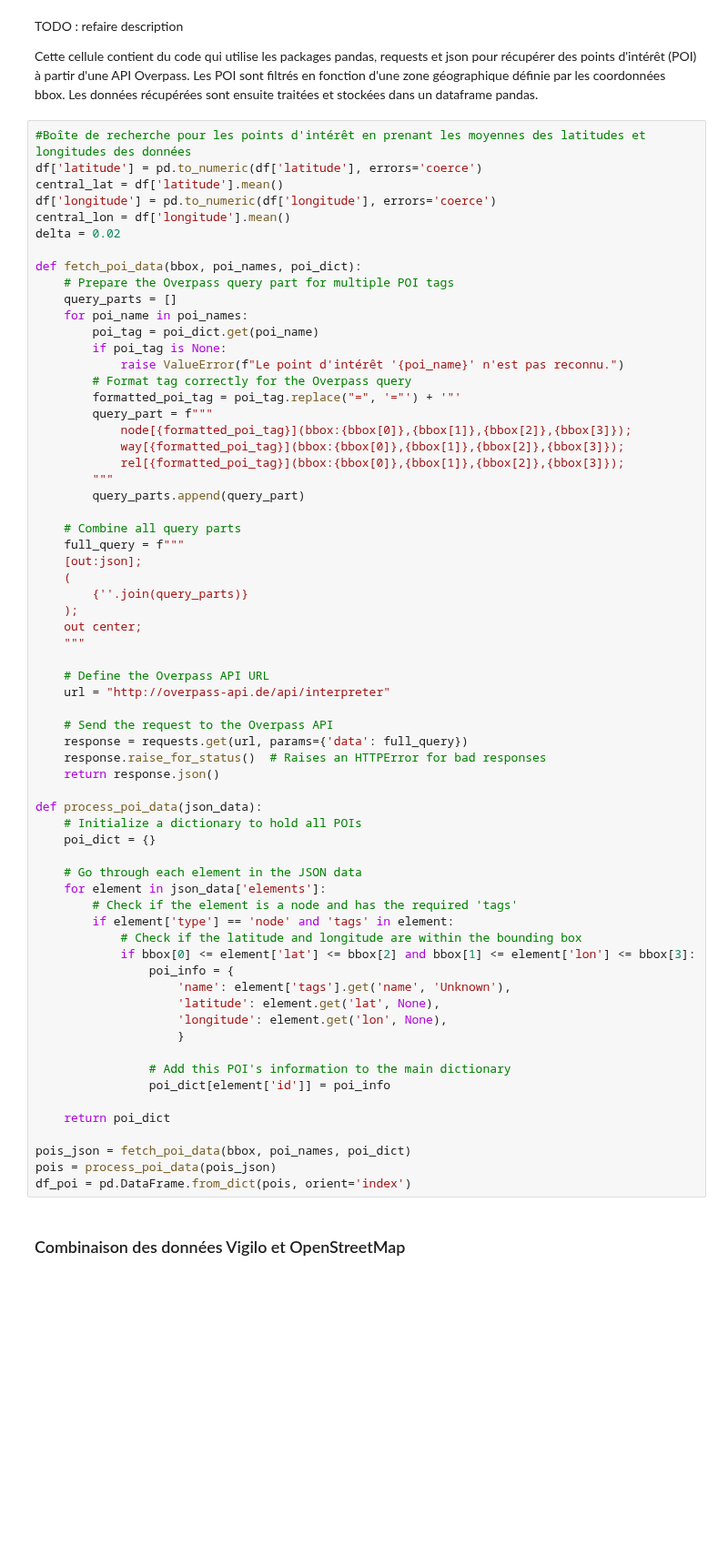
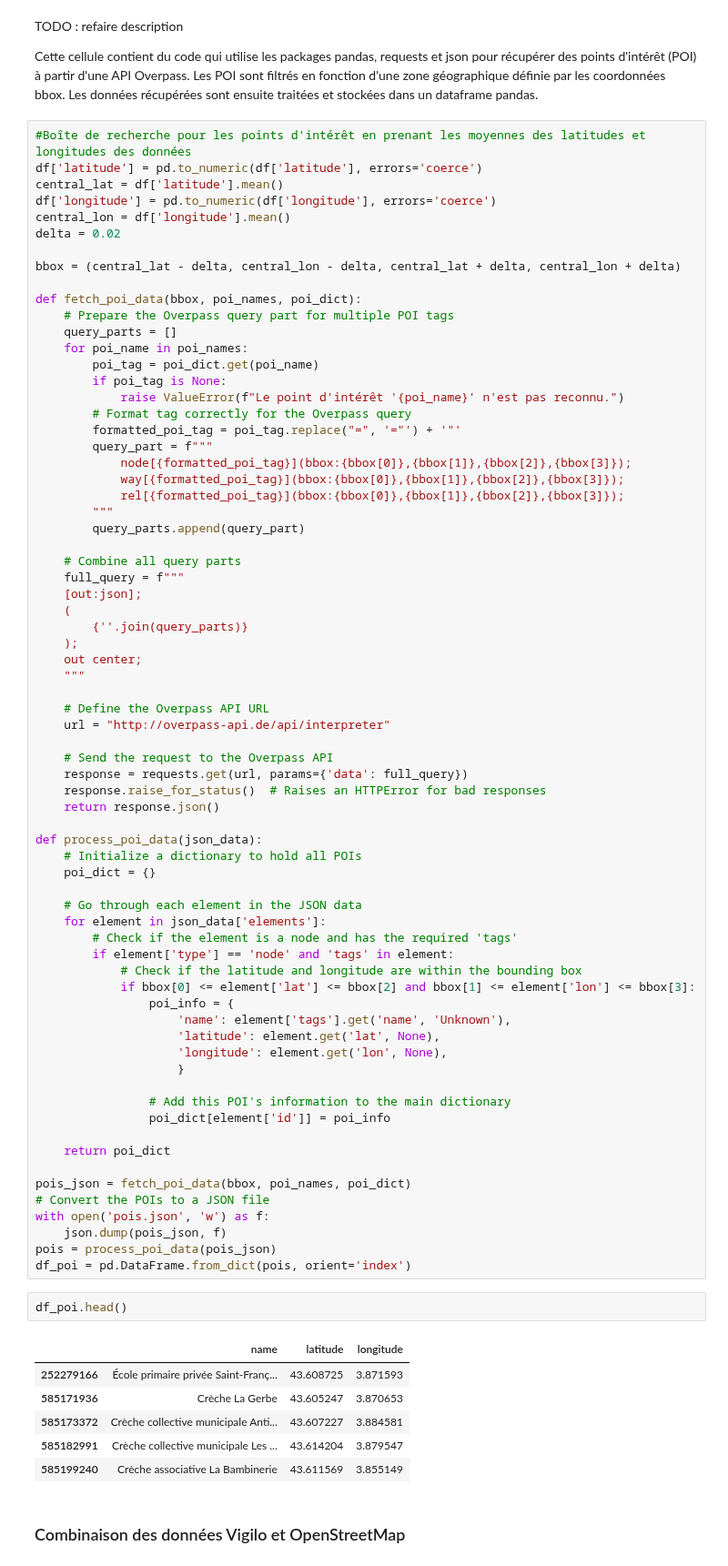
Before and after one commit to chenry02/vigilo-notebooks-bapav, a Jupyter notebook: vigilo2024/data_collection.ipynb, the cells around one changed output. Shown at 91% size. Drawn from its saved outputs; the diff is of its cells as text; blank space fills up the shorter version.

```diff
--- a/vigilo2024/data_collection.ipynb
+++ b/vigilo2024/data_collection.ipynb
@@ -291,6 +292,8 @@ central_lat = df['latitude'].mean()
 df['longitude'] = pd.to_numeric(df['longitude'], errors='coerce')
 central_lon = df['longitude'].mean()
 delta = 0.02
+
+bbox = (central_lat - delta, central_lon - delta, central_lat + delta, central_lon + delta)
 
 def fetch_poi_data(bbox, poi_names, poi_dict):
     # Prepare the Overpass query part for multiple POI tags
@@ -347,8 +350,20 @@ def process_poi_data(json_data):
     return poi_dict
 
 pois_json = fetch_poi_data(bbox, poi_names, poi_dict)
+# Convert the POIs to a JSON file
+with open('pois.json', 'w') as f:
+    json.dump(pois_json, f)
 pois = process_poi_data(pois_json)
 df_poi = pd.DataFrame.from_dict(pois, orient='index')
+# %%
+df_poi.head()
+# %% [output]
+|  | name | latitude | longitude |
+| 252279166 | École primaire privée Saint-Franç... | 43.608725 | 3.871593 |
+| 585171936 | Crèche La Gerbe | 43.605247 | 3.870653 |
+| 585173372 | Crèche collective municipale Anti... | 43.607227 | 3.884581 |
+| 585182991 | Crèche collective municipale Les ... | 43.614204 | 3.879547 |
+| 585199240 | Crèche associative La Bambinerie | 43.611569 | 3.855149 |
 # %% [markdown]
 ### Combinaison des données Vigilo et OpenStreetMap
 # %% [markdown]
```
Also changed, not shown: parts of 1 cell of this notebook, 2 other files.
